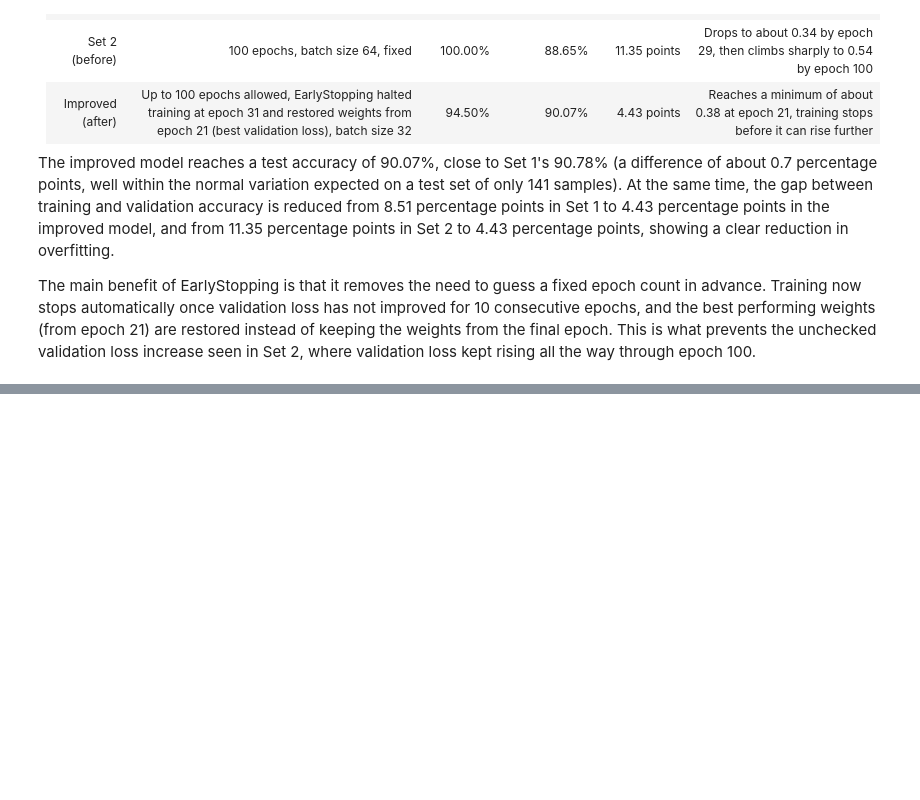
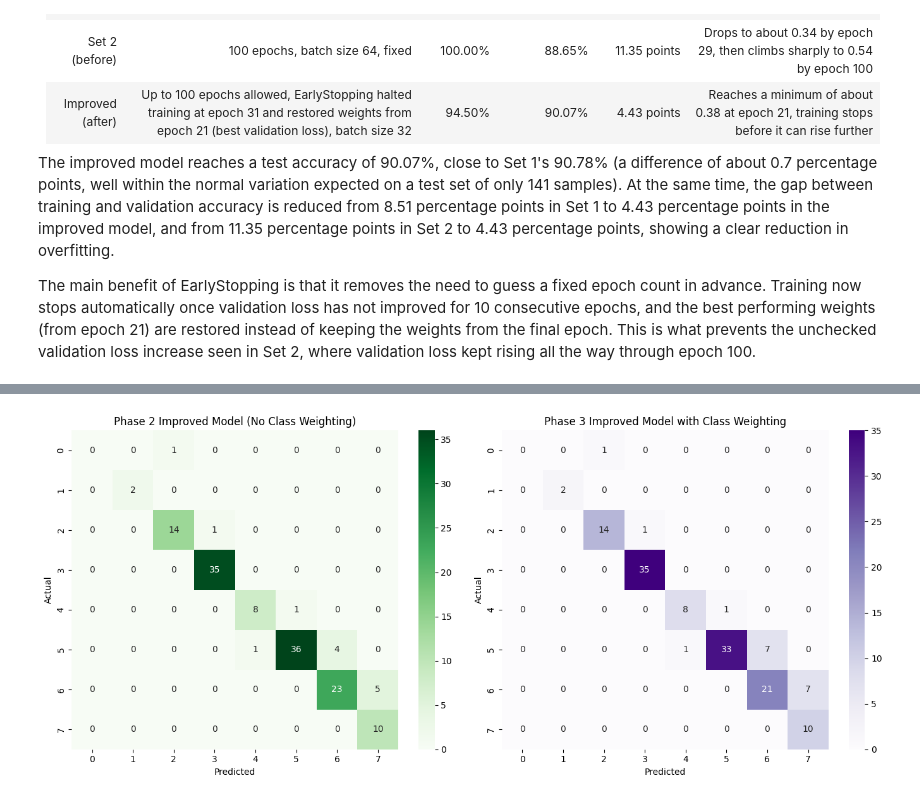
Before and after one commit to muhdammar-azizan/student-social-media-addiction-lstm, a Jupyter notebook: notebooks/SocialMedia_Addiction_Analysis.ipynb, the cells around one changed output, grey strips where cells are left out. Saved outputs shown, nothing was run; the diff lists cells and outputs as text; code cells hidden in the pictures; blank space fills up the shorter version.

```diff
--- a/notebooks/SocialMedia_Addiction_Analysis.ipynb
+++ b/notebooks/SocialMedia_Addiction_Analysis.ipynb
@@ -372,0 +500,12 @@ The main benefit of EarlyStopping is that it removes the need to guess a fixed e
+# %%
+loss_cw, accuracy_cw = model_class_weighted.evaluate(X_test_lstm, y_test)
+print(f"Class Weighted Model Test Accuracy: {accuracy_cw:.4f}")
+print(f"Class Weighted Model Test Loss: {loss_cw:.4f}")
+
+y_pred_cw = model_class_weighted.predict(X_test_lstm)
+y_pred_cw_labels = np.argmax(y_pred_cw, axis=1)
+
+print("Classification Report (Improved Model with Class Weighting):")
+print(classification_report(y_test, y_pred_cw_labels))
+
+conf_matrix_cw = confusion_matrix(y_test, y_pred_cw_labels)
@@ -372,0 +536,17 @@ The main benefit of EarlyStopping is that it removes the need to guess a fixed e
+# %%
+fig, axes = plt.subplots(1, 2, figsize=(14, 6))
+
+sns.heatmap(conf_matrix_improved, annot=True, fmt='d', cmap='Greens', ax=axes[0])
+axes[0].set_title("Phase 2 Improved Model (No Class Weighting)")
+axes[0].set_xlabel("Predicted")
+axes[0].set_ylabel("Actual")
+
+sns.heatmap(conf_matrix_cw, annot=True, fmt='d', cmap='Purples', ax=axes[1])
+axes[1].set_title("Phase 3 Improved Model with Class Weighting")
+axes[1].set_xlabel("Predicted")
+axes[1].set_ylabel("Actual")
+
+plt.tight_layout()
+plt.show()
+# %% [output]
+[figure, added]
```
Also changed, not shown: parts of 20 cells of this notebook.
